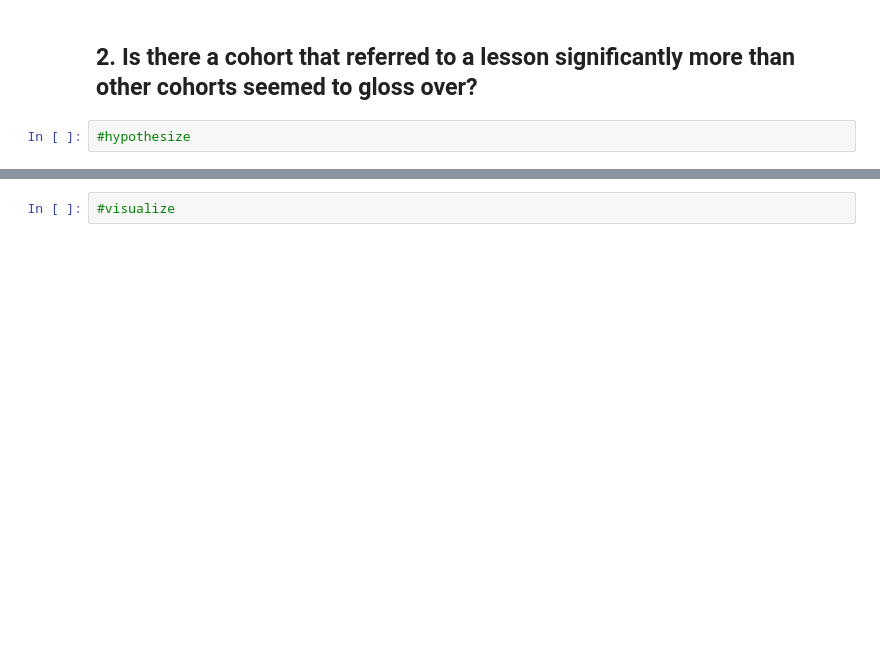
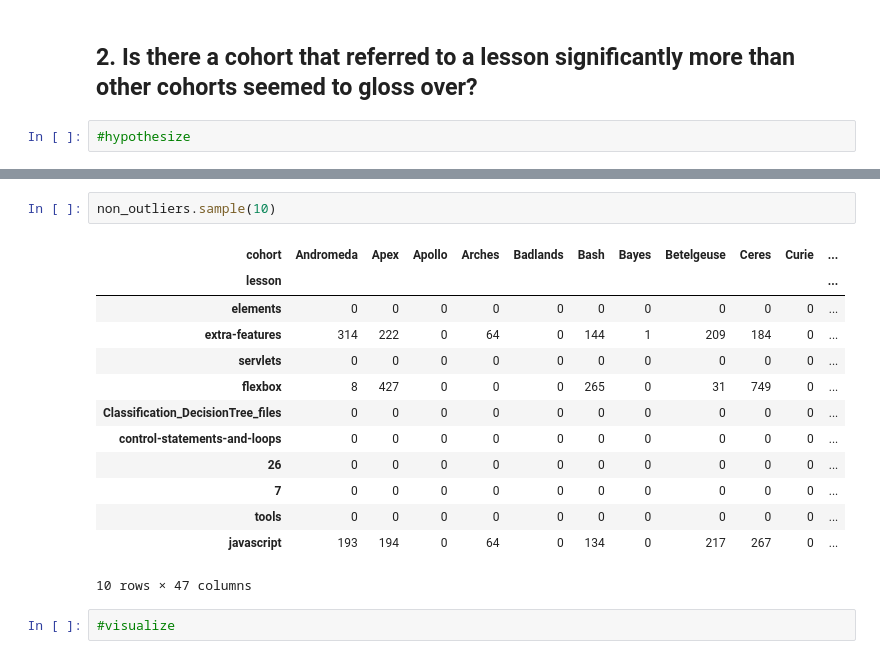
Before and after one commit to Access-Not-Found/project_anomaly, a Jupyter notebook: final_report.ipynb, the cells around one changed output, grey strips where cells are left out. Drawn from its saved outputs; the diff is of its cells as text; blank space fills up the shorter version.

```diff
--- a/final_report.ipynb
+++ b/final_report.ipynb
@@ -84,3 +128,19 @@ import seaborn as sns
+# %%
+non_outliers.sample(10)
+# %% [output]
+| cohort | Andromeda | Apex | Apollo | Arches | Badlands | Bash | Bayes | Betelgeuse | Ceres | Curie | ... |
+| lesson |  |  |  |  |  |  |  |  |  |  | ... |
+| elements | 0 | 0 | 0 | 0 | 0 | 0 | 0 | 0 | 0 | 0 | ... |
+| extra-features | 314 | 222 | 0 | 64 | 0 | 144 | 1 | 209 | 184 | 0 | ... |
+| servlets | 0 | 0 | 0 | 0 | 0 | 0 | 0 | 0 | 0 | 0 | ... |
+| flexbox | 8 | 427 | 0 | 0 | 0 | 265 | 0 | 31 | 749 | 0 | ... |
+| Classification_DecisionTree_files | 0 | 0 | 0 | 0 | 0 | 0 | 0 | 0 | 0 | 0 | ... |
+| control-statements-and-loops | 0 | 0 | 0 | 0 | 0 | 0 | 0 | 0 | 0 | 0 | ... |
+| 26 | 0 | 0 | 0 | 0 | 0 | 0 | 0 | 0 | 0 | 0 | ... |
+| 7 | 0 | 0 | 0 | 0 | 0 | 0 | 0 | 0 | 0 | 0 | ... |
+| tools | 0 | 0 | 0 | 0 | 0 | 0 | 0 | 0 | 0 | 0 | ... |
+| javascript | 193 | 194 | 0 | 64 | 0 | 134 | 0 | 217 | 267 | 0 | ... |
+10 rows × 47 columns
 # %%
 #visualize
 # %% [markdown]
```
Also changed, not shown: parts of 11 cells of this notebook.
